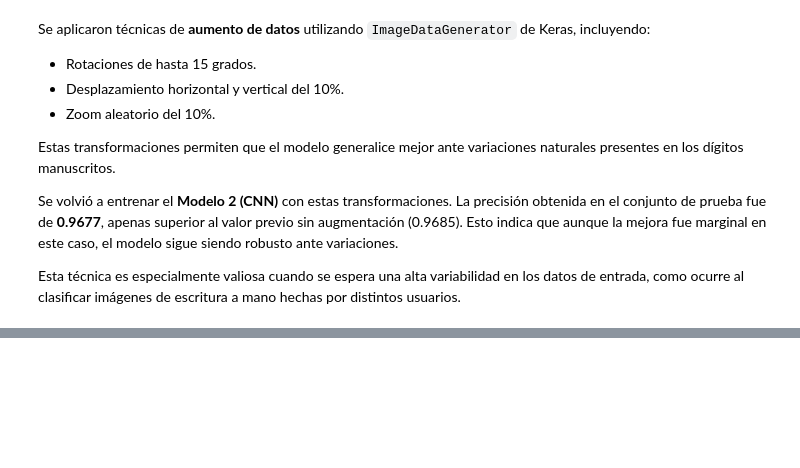
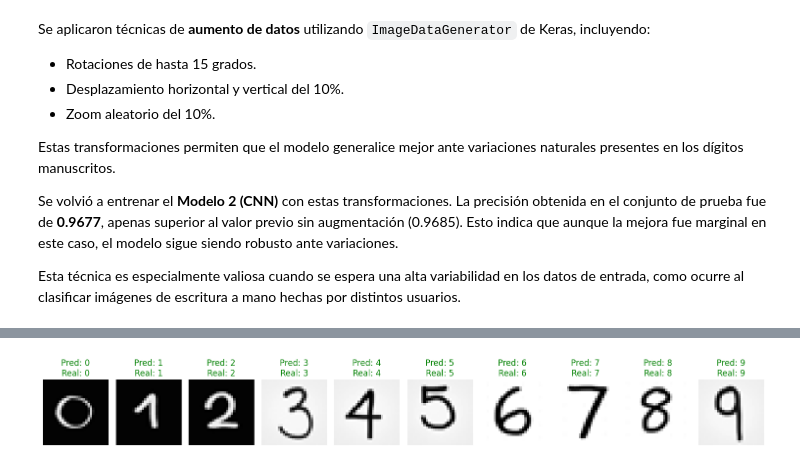
Before and after one commit to DanielDubon/DS_LB3, a Jupyter notebook: DSDeepLearning.ipynb, the cells around one changed output, grey strips where cells are left out. Cells and saved outputs as stored; diff of their text form; code cells hidden in the pictures; blank space fills up the shorter version.

Commit message:
feat: feat: evaluate model2 with custom handwritten digit images

```diff
--- a/DSDeepLearning.ipynb
+++ b/DSDeepLearning.ipynb
@@ -404,3 +394,68 @@ Estas transformaciones permiten que el modelo generalice mejor ante variaciones
 Se volvió a entrenar el **Modelo 2 (CNN)** con estas transformaciones. La precisión obtenida en el conjunto de prueba fue de **0.9677**, apenas superior al valor previo sin augmentación (0.9685). Esto indica que aunque la mejora fue marginal en este caso, el modelo sigue siendo robusto ante variaciones.
 
 Esta técnica es especialmente valiosa cuando se espera una alta variabilidad en los datos de entrada, como ocurre al clasificar imágenes de escritura a mano hechas por distintos usuarios.
+# %%
+import os
+from PIL import Image
+import numpy as np
+import tensorflow as tf
+import matplotlib.pyplot as plt
+
+# Ruta donde están tus imágenes en Colab
+custom_images_path = './img'
+
+# Lista para almacenar imágenes procesadas
+custom_images = []
+image_names = []
+
+# Tamaño esperado por el modelo
+img_size = (28, 28)
+
+# Iterar sobre los archivos en la carpeta
+print(f"Loading images from: {custom_images_path}")
+for file_name in sorted(os.listdir(custom_images_path)):
+    # Procesar archivos con formato válido
+    if file_name.startswith('digito_') and file_name.lower().endswith(('.png', '.jpg', '.jpeg')):
+        img_path = os.path.join(custom_images_path, file_name)
+        try:
+            # Cargar, convertir a escala de grises, redimensionar y normalizar
+            img = Image.open(img_path).convert('L').resize(img_size)
+            custom_images.append(np.array(img) / 255.0)
+            image_names.append(file_name)
+            print(f"Loaded and processed: {file_name}")
+        except Exception as e:
+            print(f"Error loading image {file_name}: {e}")
+
+# Convertir a tensor y predecir
+if custom_images:
+    custom_images_tensor = tf.convert_to_tensor(custom_images, dtype=tf.float32)
+    custom_images_tensor = tf.reshape(custom_images_tensor, [-1, img_size[0], img_size[1], 1])
+
+    print("\nProcessed images shape:", custom_images_tensor.shape)
+
+    if 'model2' in globals():
+        print("\nMaking predictions with Model 2...")
+        predictions = model2.predict(custom_images_tensor)
+
+        # Mostrar resultados
+        plt.figure(figsize=(15, 5))
+        for i in range(len(custom_images)):
+            plt.subplot(1, len(custom_images), i + 1)
+            plt.imshow(custom_images[i].squeeze(), cmap='gray')
+            predicted_label = np.argmax(predictions[i])
+            try:
+                real_label = int(image_names[i].split('_')[1].split('.')[0])
+                title = f'Pred: {predicted_label}\nReal: {real_label}'
+                color = 'green' if predicted_label == real_label else 'red'
+            except:
+                title = f'Pred: {predicted_label}\nReal: Unknown'
+                color = 'black'
+            plt.title(title, color=color)
+            plt.axis('off')
+        plt.tight_layout()
+        plt.show()
+    else:
+        print("Error: El modelo 'model2' no está definido. Ejecuta primero la celda donde se entrena.")
+else:
+    print("o se encontraron imágenes válidas en './img' con nombres como 'digito_X.(png|jpg|jpeg)'")
+# %% [output]
@@ -406,0 +478 @@ Esta técnica es especialmente valiosa cuando se espera una alta variabilidad en
+[figure, added]
```
Also changed, not shown: parts of 4 cells of this notebook, 10 other files.
